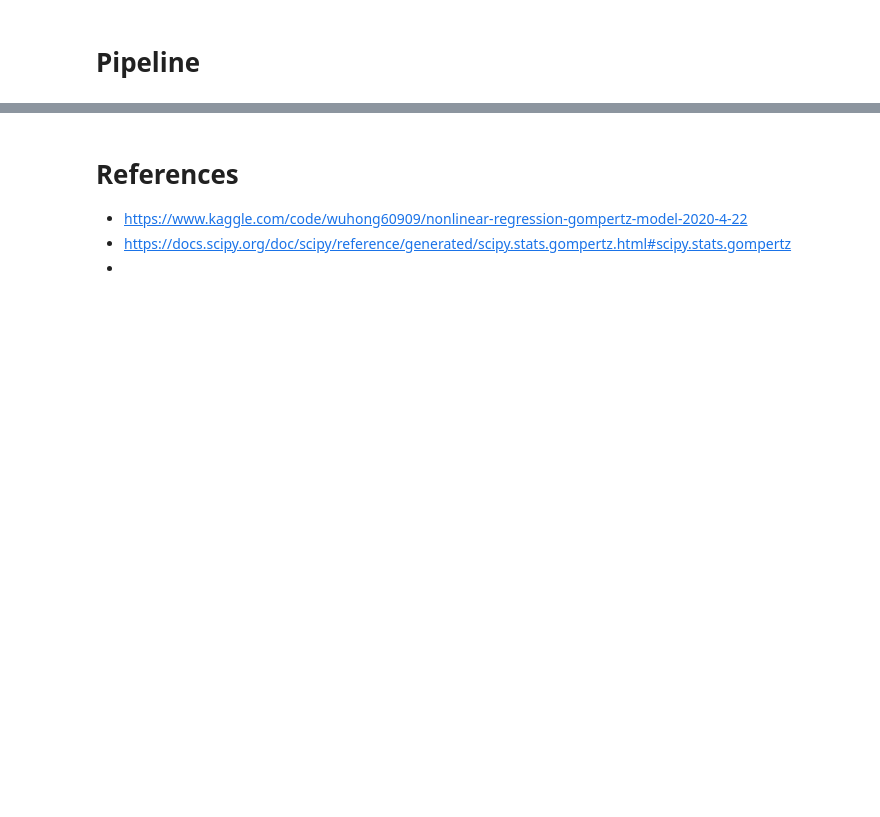
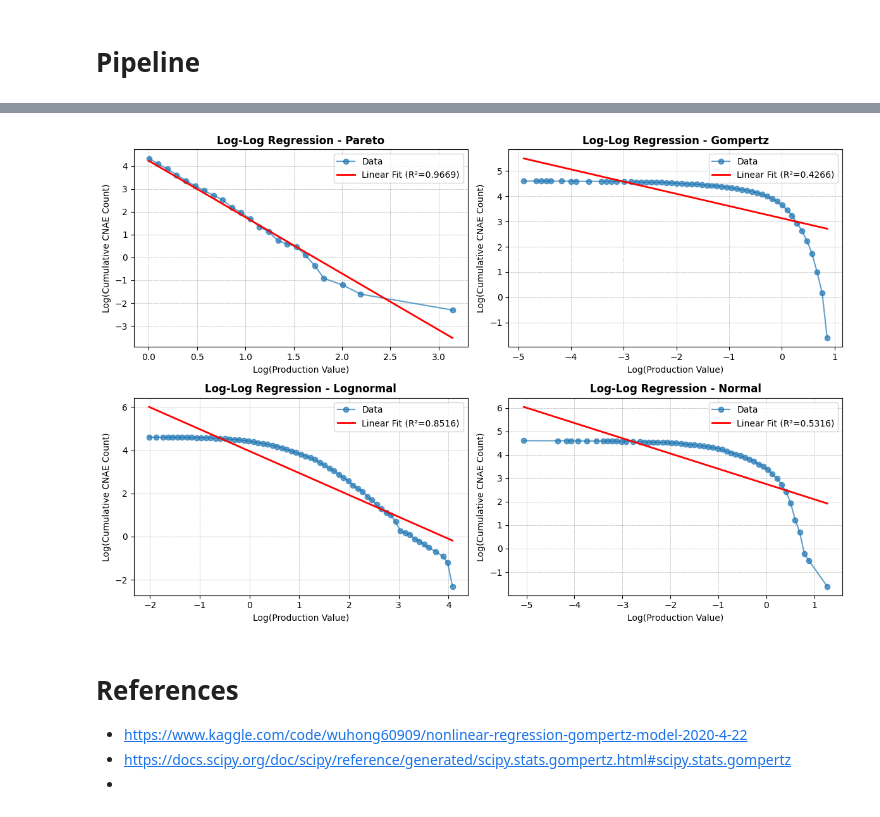
Before and after one commit to ozsp12/computational_physics, a Jupyter notebook: logarith_binning.ipynb, the cells around one changed output, grey strips where cells are left out. Drawn from its saved outputs; the diff is of its cells as text; code cells hidden in the pictures; blank space fills up the shorter version.

```diff
--- a/logarith_binning.ipynb
+++ b/logarith_binning.ipynb
@@ -171,3 +370,8 @@ plt.show()
+# %%
+# Run the function to plot log-log regression in a 2x2 grid
+plot_log_log_regression_grid(df)
+# %% [output]
+[figure, added]
 # %% [markdown]
 # References
 
```
Also changed, not shown: parts of 18 cells of this notebook.
